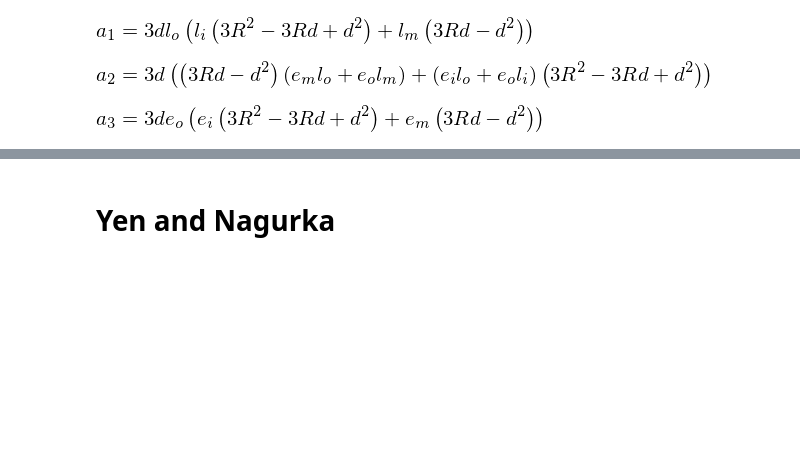
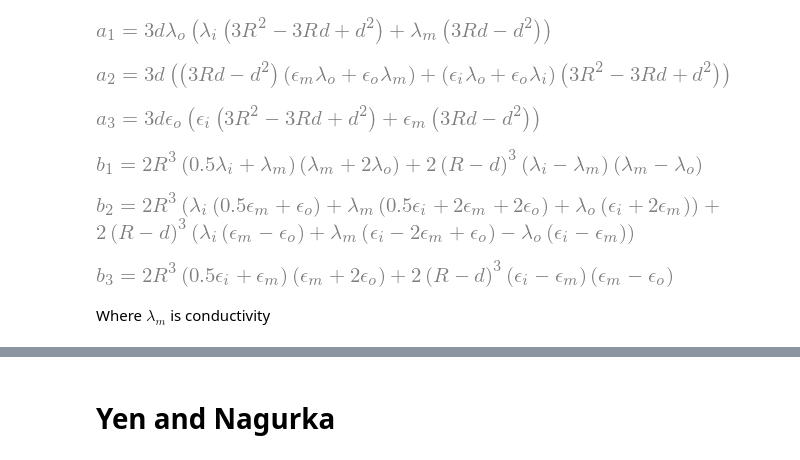
Before and after one commit to 0xDBFB7/transmembrane_potential, a Jupyter notebook: transmembrane_math.ipynb, the cells around one changed output, grey strips where cells are left out. Drawn from its saved outputs; the diff is of its cells as text; code cells hidden in the pictures; blank space fills up the shorter version.

```diff
--- a/transmembrane_math.ipynb
+++ b/transmembrane_math.ipynb
@@ -45,42 +45,58 @@ from sympy import Function, dsolve, Eq, Derivative, sin, cos, symbols, exp, pi,
 def convexp(name, val):
     return Eq(sympy.S(name), val, evaluate=False)
 # %%
-e_o, e_i, e_m, R, l_o, l_i, l_m, d, a_1, a_2, a_3, b_1, b_2, b_3 = symbols('e_o e_i e_m R l_o l_i l_m d a_1 a_2 a_3 b_1 b_2 b_3')
-#     e_o = self.extracellular_permittivity * eps0 # S/m
-#     e_i = self.intracellular_permittivity * eps0 #S/m
-#     e_m = self.membrane_permittivity * eps0 #S/m
-#     R = self.cell_diameter / 2
-#     self.R = R
+e_o, e_i, e_m = symbols(("epsilon_o", "epsilon_i", "epsilon_m"))
 
-#     l_o = self.extracellular_conductivity*Spm # S/m
-#     l_i = self.intracellular_conductivity*Spm #S/m
-#     l_m = self.membrane_conductivity*Spm #S/m
+R, l_o, l_i, l_m, d, a_1, a_2, a_3, b_1, b_2, b_3 = symbols("R lambda_o lambda_i lambda_m d a_1 a_2 a_3 b_1 b_2 b_3")
+#     e_o = extracellular_permittivity * eps0 # S/m
+#     e_i = intracellular_permittivity * eps0 #S/m
+#     e_m = membrane_permittivity * eps0 #S/m
+#     R = cell_diameter / 2
+#     R = R
 
-#     d = self.membrane_thickness
-# epsilon_0
+#     l_o = extracellular_conductivity*Spm # S/m
+#     l_i = intracellular_conductivity*Spm #S/m
+#     l_m = membrane_conductivity*Spm #S/m
+
+#     d = membrane_thickness
 
 sub1, sub2 = symbols('sub1 sub2')
 sub1 = (3 * (R**2) - 3 * d * R + d**2)
 sub2 = (3 * d * R - d**2)
 
 a_1 = 3 * d * l_o * ((l_i * (sub1)) + l_m*(sub2)) #eq.9a
 a_2 = 3 * d * ((l_i * e_o + l_o * e_i) * sub1 + (l_m * e_o + l_o * e_m) * sub2)
 a_3 = 3 * d * e_o * (e_i * (sub1) + e_m * sub2)
 
-b_1 = 2 * R**3 * (l_m +     2*l_o) * (l_m + (1/2) * l_i) + 2 * (R-d)**3 * (l_m - l_o) * (l_i - l_m)
+b_1 = 2 * R**3 * (l_m + 2*l_o) * (l_m + (1/2) * l_i) + 2 * (R-d)**3 * (l_m - l_o) * (l_i - l_m)
 
 b_2 = 2 * R**3 * (l_i * ((1/2) * e_m + e_o) + l_m * ((1/2)*e_i + 2*e_m + 2*e_o) + l_o * (e_i + 2 * e_m)) + (2 * (R - d)**3\
 * (l_i * (e_m - e_o) + l_m * (e_i - 2*e_m + e_o) - l_o * (e_i - e_m))) # is this truly a multiply, or a cross?
 
 
 b_3 = 2 * R**3 * (e_m + 2*e_o) * (e_m + (1/2) * e_i) + 2 * (R-d)**3 * (e_m - e_o) * (e_i - e_m)
 
 
 display(convexp("a_1", a_1))
 display(convexp("a_2", a_2))
 display(convexp("a_3", a_3))
+
+display(convexp("b_1", b_1))
+display(convexp("b_2", b_2))
+display(convexp("b_3", b_3))
+
+alpha = ((R*a_3/b_3))
+beta = ((R*a_2/b_3))
+gamma = ((R*a_1/b_3))
+phi = ((b_2/b_3))
+xi = ((b_1/b_3))
 # %% [output]
-[figure, old version]
+[figure, new version]
-[figure, old version]
+[figure, new version]
-[figure, old version]
+[figure, new version]
+[figure, added]
+[figure, added]
+[figure, added]
+# %% [markdown]
+Where ${\lambda_m}$ is conductivity
 # %% [markdown]
```
Also changed, not shown: parts of 18 cells of this notebook, 1 other file.
